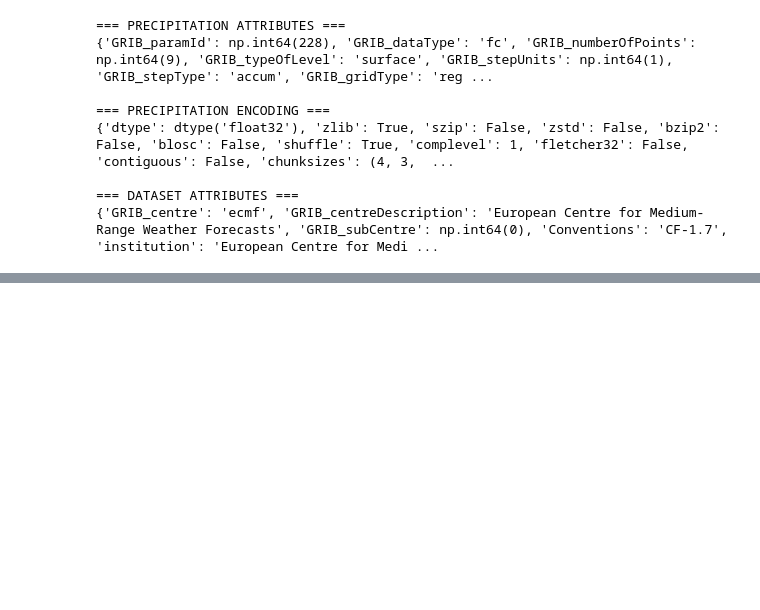
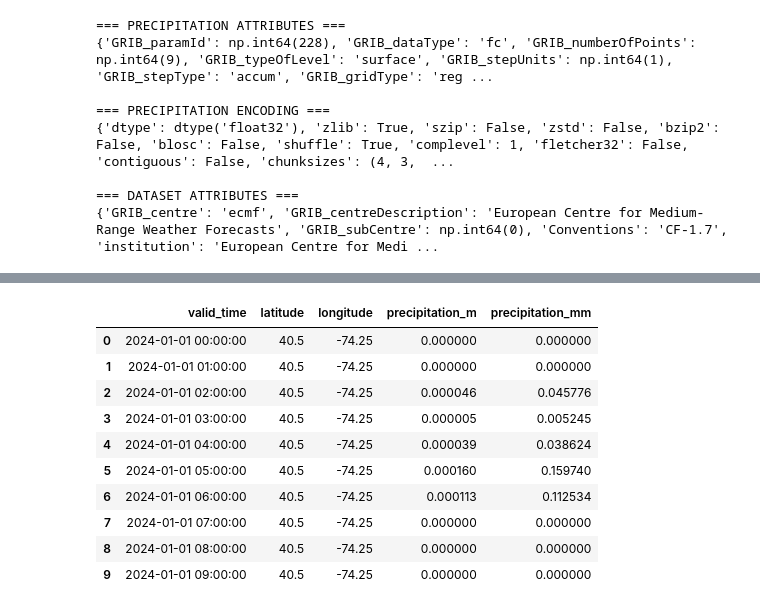
Before and after one commit to Suprabhat4970/MarineGuard-AI, a Jupyter notebook: ml/Weather_Forecasting_Model.ipynb, the cells around one changed output, grey strips where cells are left out. Cells and saved outputs as stored; diff of their text form; code cells hidden in the pictures; blank space fills up the shorter version.

```diff
--- a/ml/Weather_Forecasting_Model.ipynb
+++ b/ml/Weather_Forecasting_Model.ipynb
@@ -815,0 +921,9 @@ print(accum_ds.attrs)
+# %%
+import xarray as xr
+
+accum_hourly = xr.open_dataset(
+    "era5_hourly_test/data_stream-oper_stepType-accum.nc",
+    engine="netcdf4"
+)
+
+print(accum_hourly)
@@ -815,0 +974,28 @@ print(accum_ds.attrs)
+# %%
+import pandas as pd
+import numpy as np
+
+weather_test = pd.DataFrame({
+    "valid_time": accum_hourly["valid_time"].values,
+    "latitude": accum_hourly["latitude"].values[0],
+    "longitude": accum_hourly["longitude"].values[0],
+    "precipitation_m": accum_hourly["tp"].values[:, 0, 0]
+})
+
+weather_test["precipitation_mm"] = (
+    weather_test["precipitation_m"] * 1000
+)
+
+weather_test.head(10)
+# %% [output]
+|  | valid_time | latitude | longitude | precipitation_m | precipitation_mm |
+| 0 | 2024-01-01 00:00:00 | 40.5 | -74.25 | 0.000000 | 0.000000 |
+| 1 | 2024-01-01 01:00:00 | 40.5 | -74.25 | 0.000000 | 0.000000 |
+| 2 | 2024-01-01 02:00:00 | 40.5 | -74.25 | 0.000046 | 0.045776 |
+| 3 | 2024-01-01 03:00:00 | 40.5 | -74.25 | 0.000005 | 0.005245 |
+| 4 | 2024-01-01 04:00:00 | 40.5 | -74.25 | 0.000039 | 0.038624 |
+| 5 | 2024-01-01 05:00:00 | 40.5 | -74.25 | 0.000160 | 0.159740 |
+| 6 | 2024-01-01 06:00:00 | 40.5 | -74.25 | 0.000113 | 0.112534 |
+| 7 | 2024-01-01 07:00:00 | 40.5 | -74.25 | 0.000000 | 0.000000 |
+| 8 | 2024-01-01 08:00:00 | 40.5 | -74.25 | 0.000000 | 0.000000 |
+| 9 | 2024-01-01 09:00:00 | 40.5 | -74.25 | 0.000000 | 0.000000 |
```
Also changed, not shown: parts of 14 cells of this notebook, 1 other file.
